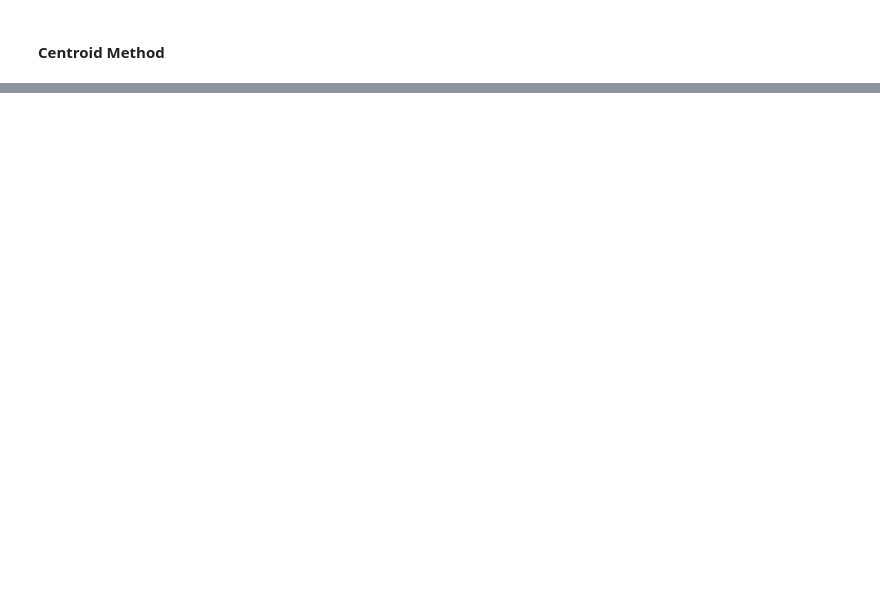
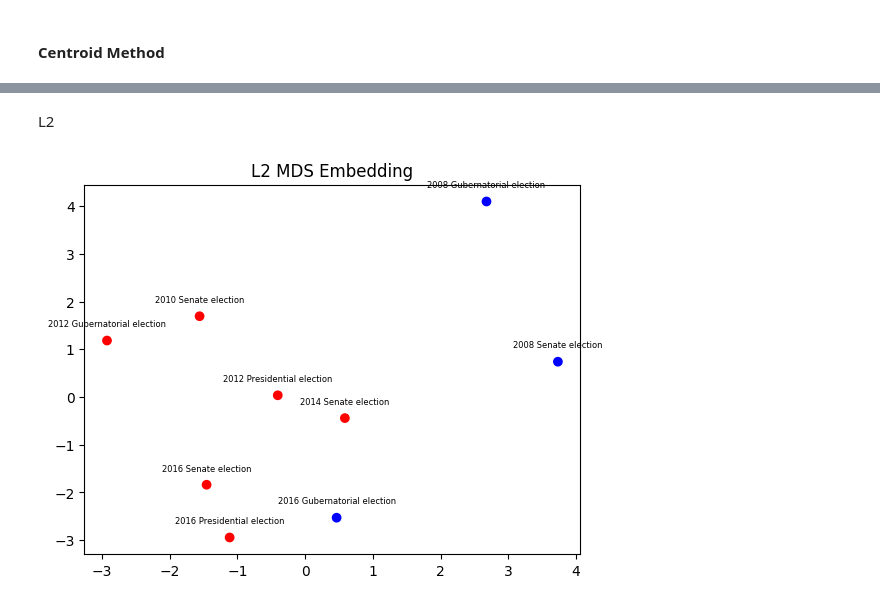
Before and after one commit to arulandu/vineyard, a Jupyter notebook: Geospatial_Testing.ipynb, the cells around one changed output, grey strips where cells are left out. Cells and saved outputs as stored; diff of their text form; code cells hidden in the pictures; blank space fills up the shorter version.

```diff
--- a/Geospatial_Testing.ipynb
+++ b/Geospatial_Testing.ipynb
@@ -77,5 +67,0 @@ Winners = ['blue'] * 3 + ['red'] * 5 + ['blue']
-# %%
-for Election in Elections:
-    print(Election)
-    gdf.plot(column=gdf[Election[0]]/(gdf[Election[0]]+gdf[Election[1]]), cmap='RdBu', legend = True)
-    plt.show()
@@ -181,8 +301,6 @@ def Adjacency_Persistence(gdf, Election, dimension = None):
 # %%
 # Calculating Dimension zero persistence diagrams
-PDDS_0 = [Adjacency_Persistence(gdf, Election, 0) for Election in Elections]
-
-# Wasserstein Distances
+PDDS_0 = [Adjacency_Persistence(graph, gdf[Election[0]], gdf[Election[1]], 0) for Election in Elections]
 Adj_Distances = np.zeros( (len(PDDS_0), len(PDDS_0)) )
 for i in range(Adj_Distances.shape[0]):
     for j in range(i, Adj_Distances.shape[1]):
@@ -241,7 +336,7 @@ PDDS_0 = [Get_Persistence(Election, 0) for Election in Elections]
 Cent_Distances = np.zeros( (len(PDDS_0), len(PDDS_0)) )
 for i in range(Cent_Distances.shape[0]):
     for j in range(i, Cent_Distances.shape[1]):
-        W_Distances[i][j] = gudhi.hera.wasserstein_distance(PDDS_0[i], PDDS_0[j])
+        Cent_Distances[i][j] = gudhi.hera.wasserstein_distance(PDDS_0[i], PDDS_0[j])
 Cent_Distances += Cent_Distances.transpose()
 # %%
 Embedding = MDS(n_components = 2, metric = True, random_state = 32, dissimilarity = 'precomputed').fit_transform(Cent_Distances)
@@ -423,0 +363,20 @@ IndentationError: expected an indented block after 'for' statement on line 4 (34
+# %%
+t = 101
+Vinyard_Distances = np.zeros((len(Elections), len(Elections)))
+for i, Election1 in enumerate(Elections):
+    print(i)
+    for j, Election2 in enumerate(Elections):
+        print(j)
+            # we only need to do the upper diagonal values. Distance matrices are symmetric
+        if i <= j:
+            # HOMOTOPY
+            HD, HR = Homotopy(gdf, Election1, Election2, t)
+
+            # Persistence Diagrams of Homotopy
+            PDDS = [Adjacency_Persistence(graph, hd, hr, 0) for hd, hr in zip(HD,HR)]
+
+            # Caluclating Vinyard Distance and adding it to end array
+            Vinyard = Get_Vinyard(PDDS,t)
+            dist = vdist(Vinyard[0], fD, fL)
+            Vinyard_Distances[i][j] = dist
+Vinyard_Distances += Vinyard_Distances.transpose()
@@ -423,0 +407,18 @@ IndentationError: expected an indented block after 'for' statement on line 4 (34
+# %% [markdown]
+L2
+# %%
+Embedding = MDS(n_components = 2, metric = True, random_state = 32, dissimilarity = 'precomputed').fit_transform(L2_Embedding_Distances(gdf,Elections))
+
+# Plotting
+fig, ax = plt.subplots()
+
+scatter = ax.scatter(Embedding[:,0], Embedding[:,1], c = Winners)
+
+# Plotting Names
+for i, name in enumerate(Election_Names):
+    plt.annotate(name, (Embedding[i][0], Embedding[i][1]), textcoords="offset points", xytext=(0,10), ha='center', fontsize = 6)
+
+plt.title('L2 MDS Embedding')
+plt.show()
+# %% [output]
+[figure, added]
```
Also changed, not shown: parts of 37 cells of this notebook, 1 other file.
